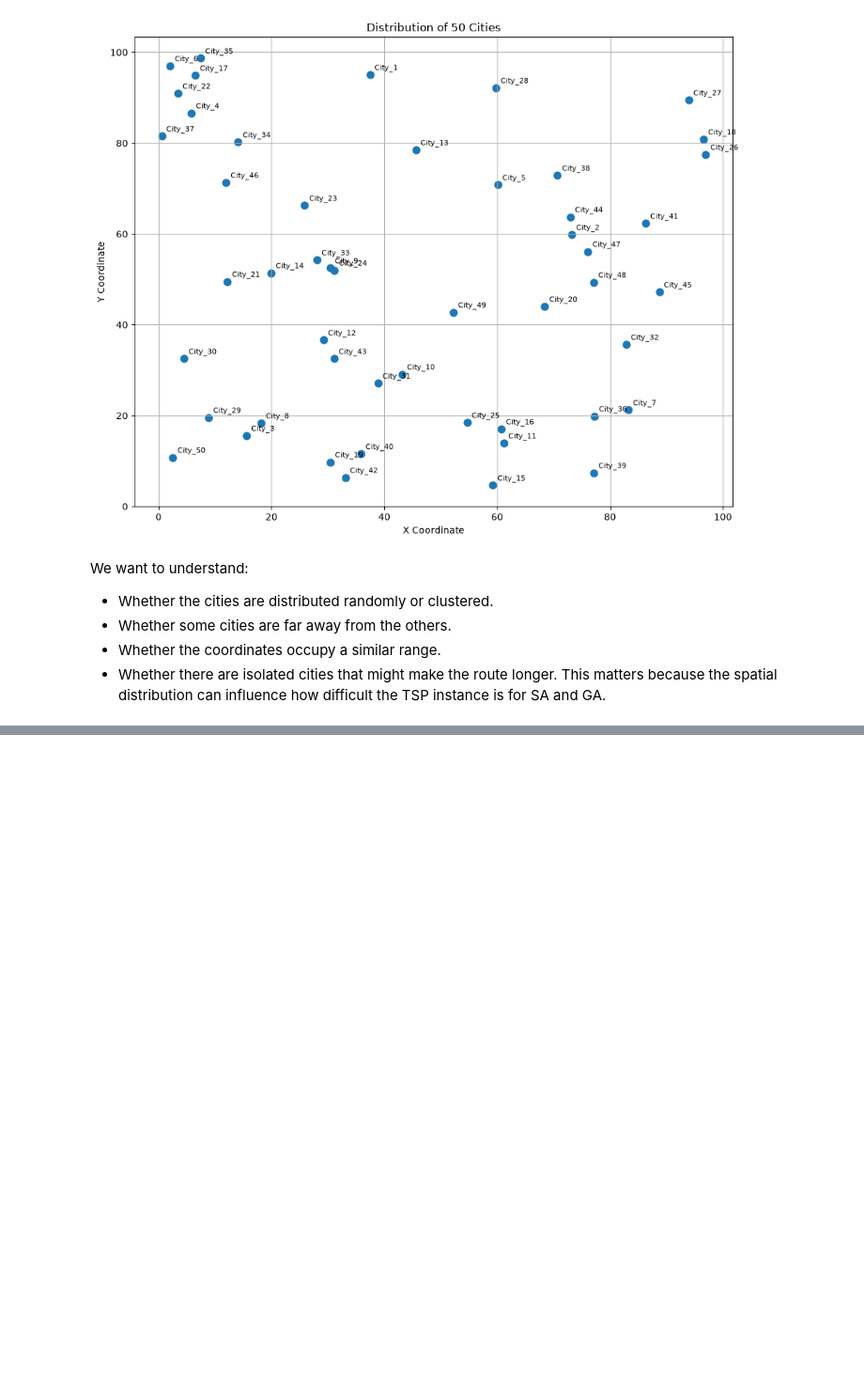
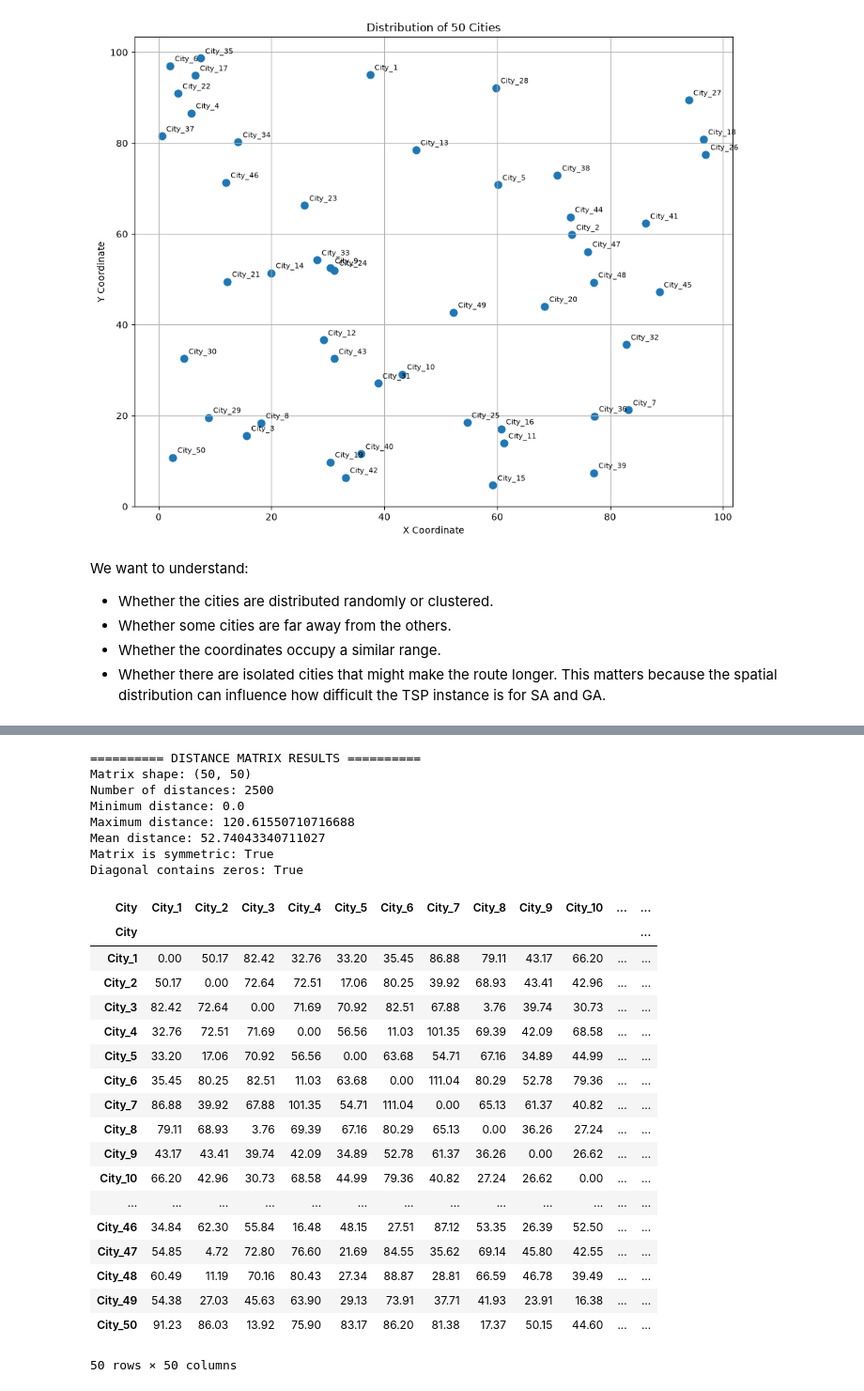
Before and after one commit to syborg2290/tsp-search-optimisation, a Jupyter notebook: notebooks/01_data_exploration.ipynb, the cells around one changed output, grey strips where cells are left out. Shown at 94% size. Saved outputs shown, nothing was run; the diff lists cells and outputs as text; code cells hidden in the pictures; blank space fills up the shorter version.

```diff
--- a/notebooks/01_data_exploration.ipynb
+++ b/notebooks/01_data_exploration.ipynb
@@ -53,0 +168,59 @@ This matters because the spatial distribution can influence how difficult the TS
+# %%
+from src.distance import calculate_distance_matrix
+
+# Calculate the full distance matrix
+distance_matrix = calculate_distance_matrix(cities)
+
+print("========== DISTANCE MATRIX RESULTS ==========")
+
+print("Matrix shape:", distance_matrix.shape)
+
+print("Number of distances:", distance_matrix.size)
+
+print("Minimum distance:", distance_matrix.min())
+
+print("Maximum distance:", distance_matrix.max())
+
+print("Mean distance:", distance_matrix.mean())
+
+print("Matrix is symmetric:",
+      np.allclose(distance_matrix, distance_matrix.T))
+
+print("Diagonal contains zeros:",
+      np.allclose(np.diag(distance_matrix), 0))
+
+distance_df = pd.DataFrame(
+    distance_matrix,
+    index=cities["City"],
+    columns=cities["City"]
+)
+
+display(distance_df.round(2))
+# %% [output]
+========== DISTANCE MATRIX RESULTS ==========
+Matrix shape: (50, 50)
+Number of distances: 2500
+Minimum distance: 0.0
+Maximum distance: 120.61550710716688
+Mean distance: 52.74043340711027
+Matrix is symmetric: True
+Diagonal contains zeros: True
+| City | City_1 | City_2 | City_3 | City_4 | City_5 | City_6 | City_7 | City_8 | City_9 | City_10 | ... | ... |
+| City |  |  |  |  |  |  |  |  |  |  |  | ... |
+| City_1 | 0.00 | 50.17 | 82.42 | 32.76 | 33.20 | 35.45 | 86.88 | 79.11 | 43.17 | 66.20 | ... | ... |
+| City_2 | 50.17 | 0.00 | 72.64 | 72.51 | 17.06 | 80.25 | 39.92 | 68.93 | 43.41 | 42.96 | ... | ... |
+| City_3 | 82.42 | 72.64 | 0.00 | 71.69 | 70.92 | 82.51 | 67.88 | 3.76 | 39.74 | 30.73 | ... | ... |
+| City_4 | 32.76 | 72.51 | 71.69 | 0.00 | 56.56 | 11.03 | 101.35 | 69.39 | 42.09 | 68.58 | ... | ... |
+| City_5 | 33.20 | 17.06 | 70.92 | 56.56 | 0.00 | 63.68 | 54.71 | 67.16 | 34.89 | 44.99 | ... | ... |
+| City_6 | 35.45 | 80.25 | 82.51 | 11.03 | 63.68 | 0.00 | 111.04 | 80.29 | 52.78 | 79.36 | ... | ... |
+| City_7 | 86.88 | 39.92 | 67.88 | 101.35 | 54.71 | 111.04 | 0.00 | 65.13 | 61.37 | 40.82 | ... | ... |
+| City_8 | 79.11 | 68.93 | 3.76 | 69.39 | 67.16 | 80.29 | 65.13 | 0.00 | 36.26 | 27.24 | ... | ... |
+| City_9 | 43.17 | 43.41 | 39.74 | 42.09 | 34.89 | 52.78 | 61.37 | 36.26 | 0.00 | 26.62 | ... | ... |
+| City_10 | 66.20 | 42.96 | 30.73 | 68.58 | 44.99 | 79.36 | 40.82 | 27.24 | 26.62 | 0.00 | ... | ... |
+| ... | ... | ... | ... | ... | ... | ... | ... | ... | ... | ... | ... | ... |
+| City_46 | 34.84 | 62.30 | 55.84 | 16.48 | 48.15 | 27.51 | 87.12 | 53.35 | 26.39 | 52.50 | ... | ... |
+| City_47 | 54.85 | 4.72 | 72.80 | 76.60 | 21.69 | 84.55 | 35.62 | 69.14 | 45.80 | 42.55 | ... | ... |
+| City_48 | 60.49 | 11.19 | 70.16 | 80.43 | 27.34 | 88.87 | 28.81 | 66.59 | 46.78 | 39.49 | ... | ... |
+| City_49 | 54.38 | 27.03 | 45.63 | 63.90 | 29.13 | 73.91 | 37.71 | 41.93 | 23.91 | 16.38 | ... | ... |
+| City_50 | 91.23 | 86.03 | 13.92 | 75.90 | 83.17 | 86.20 | 81.38 | 17.37 | 50.15 | 44.60 | ... | ... |
+50 rows × 50 columns
```
Also changed, not shown: parts of 6 cells of this notebook, 4 other files.
